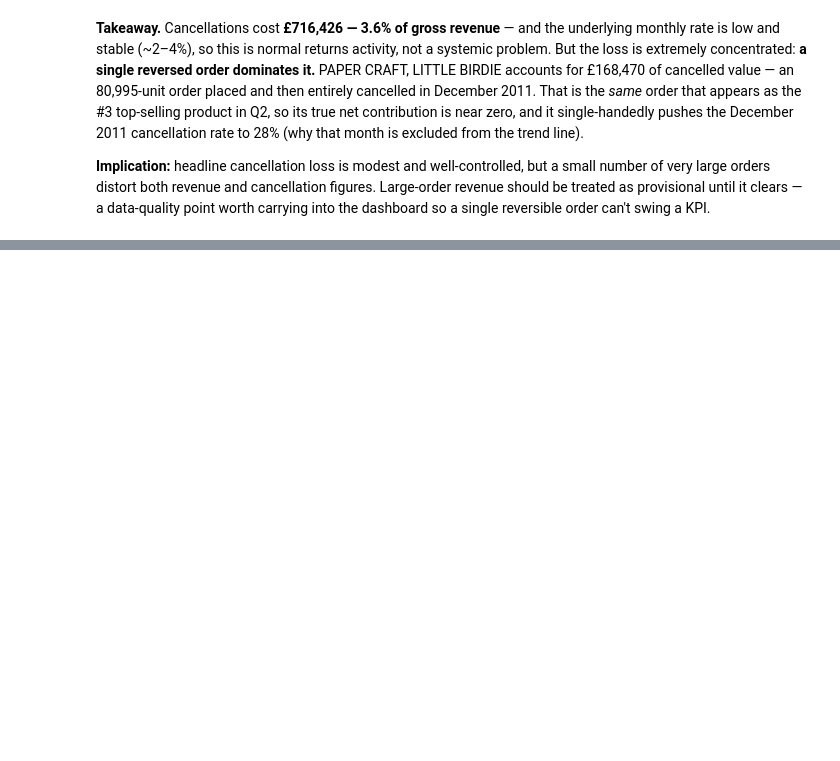
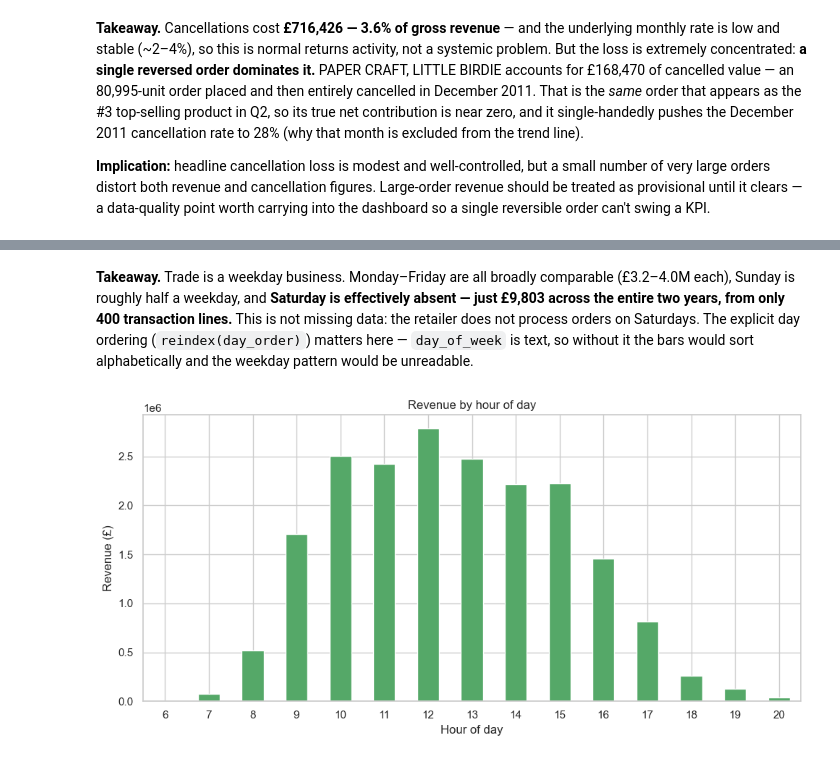
Before and after one commit to pranavsingla1207-byte/retailpulse, a Jupyter notebook: notebooks/03_eda.ipynb, the cells around one changed output, grey strips where cells are left out. Drawn from its saved outputs; the diff is of its cells as text; code cells hidden in the pictures; blank space fills up the shorter version.

```diff
--- a/notebooks/03_eda.ipynb
+++ b/notebooks/03_eda.ipynb
@@ -354,0 +370,14 @@ Name: lost, dtype: float64
+# %% [markdown]
+**Takeaway.** Trade is a weekday business. Monday–Friday are all broadly comparable (£3.2–4.0M each), Sunday is roughly half a weekday, and **Saturday is effectively absent — just £9,803 across the entire two years, from only 400 transaction lines.** This is not missing data: the retailer does not process orders on Saturdays. The explicit day ordering (`reindex(day_order)`) matters here — `day_of_week` is text, so without it the bars would sort alphabetically and the weekday pattern would be unreadable.
+# %%
+revenue_by_hour = sales.groupby("hour")["Revenue"].sum()
+
+revenue_by_hour.plot(kind="bar", color="#55A868")
+plt.title("Revenue by hour of day")
+plt.ylabel("Revenue (£)")
+plt.xlabel("Hour of day")
+plt.xticks(rotation=0)
+plt.tight_layout()
+plt.show()
+# %% [output]
+[figure, added]
```
Also changed, not shown: parts of 4 cells of this notebook.
